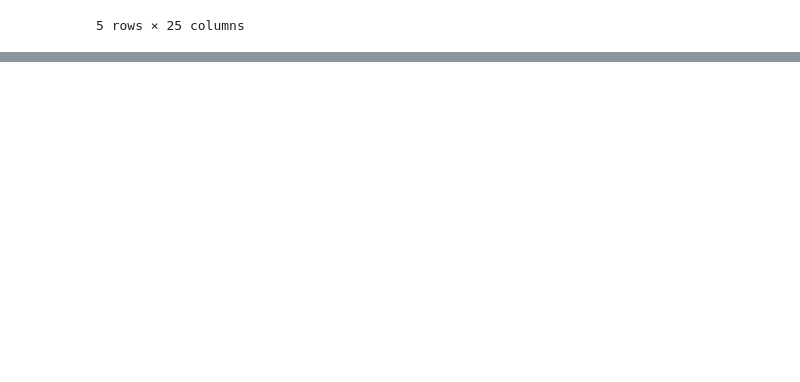
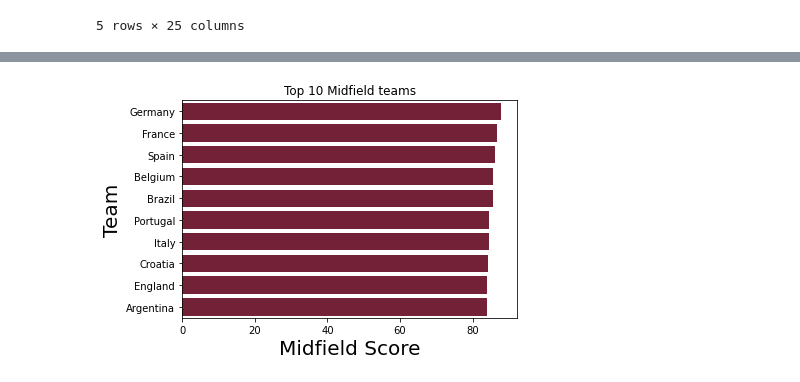
Before and after one commit to ahmaddroobi99/WordCup2022_WinnerPrediction_ML, a Jupyter notebook: Jupter notebooks/QatarWordCup_EDA_V2.ipynb, the cells around one changed output, grey strips where cells are left out. Saved outputs shown, nothing was run; the diff lists cells and outputs as text; code cells hidden in the pictures; blank space fills up the shorter version.

```diff
--- a/Jupter notebooks/QatarWordCup_EDA_V2.ipynb
+++ b/Jupter notebooks/QatarWordCup_EDA_V2.ipynb
@@ -23,0 +148,10 @@ df.tail()
+# %%
+
+fifa_midfield = df[['date', 'home_team', 'away_team', 'home_team_mean_midfield_score', 'away_team_mean_midfield_score']]
+home = fifa_midfield[['date', 'home_team', 'home_team_mean_midfield_score']].rename(columns={"home_team":"team", "home_team_mean_midfield_score":"midfield_score"})
+away = fifa_midfield[['date', 'away_team', 'away_team_mean_midfield_score']].rename(columns={"away_team":"team", "away_team_mean_midfield_score":"midfield_score"})
+fifa_midfield = pd.concat([home,away])
+fifa_midfield = fifa_midfield.sort_values(['date','team'],ascending=[False,True])
+last_midfield = fifa_midfield
+fifa_midfield_top10 = fifa_midfield.groupby('team').first().sort_values('midfield_score',ascending=False)[0:10].reset_index()
+fifa_midfield_top10
@@ -23,0 +170,7 @@ df.tail()
+# %%
+sns.barplot(data=fifa_midfield_top10, x='midfield_score', y='team', color="#7F1431")
+plt.xlabel('Midfield Score', size = 20)
+plt.ylabel('Team', size = 20)
+plt.title("Top 10 Midfield teams");
+# %% [output]
+[figure, added]
```
Also changed, not shown: parts of 53 cells of this notebook.
